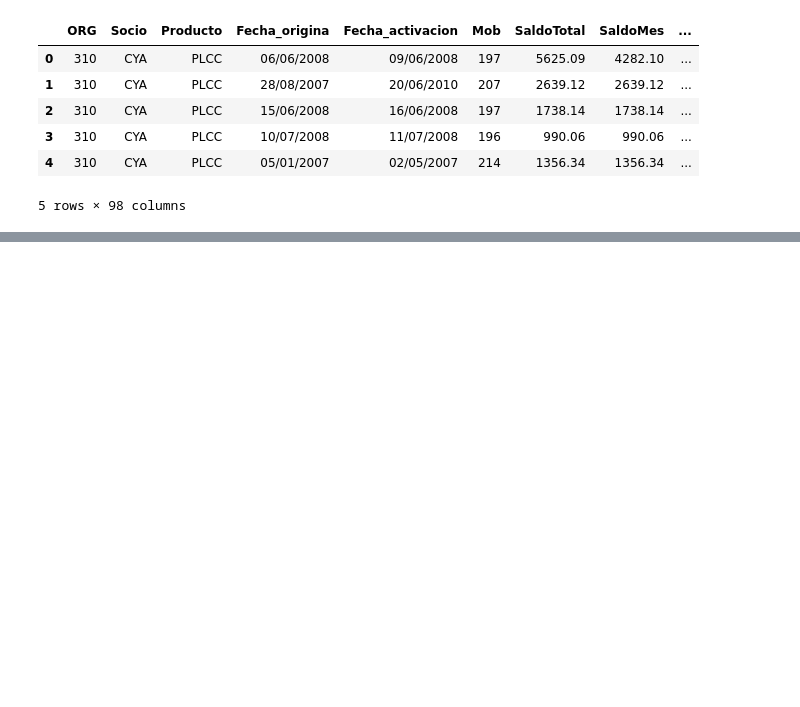
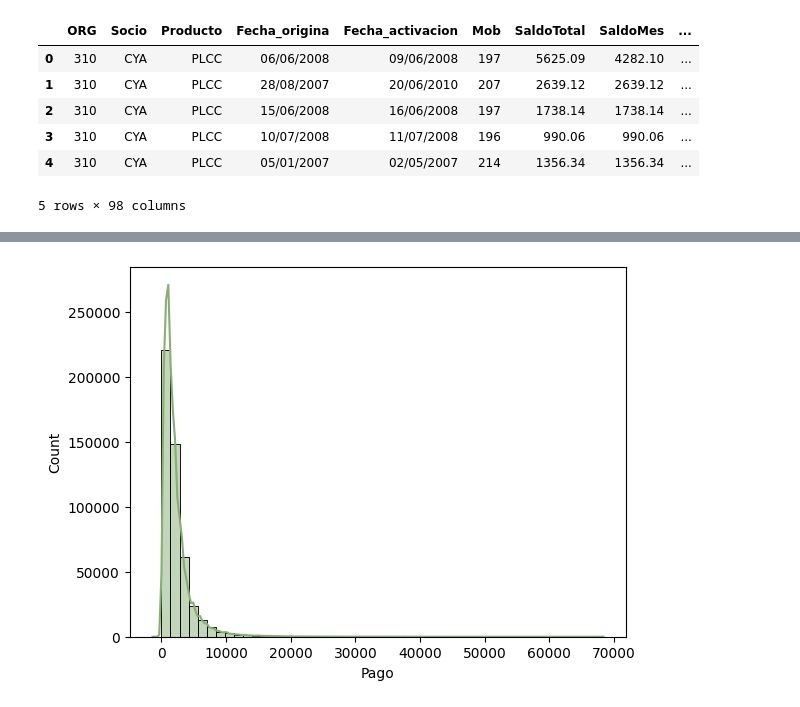
Before and after one commit to SaraRiveraM/Bradescard-Equipo-4, a Jupyter notebook: Notebooks/RETO.ipynb, the cells around one changed output, grey strips where cells are left out. Drawn from its saved outputs; the diff is of its cells as text; code cells hidden in the pictures; blank space fills up the shorter version.

```diff
--- a/Notebooks/RETO.ipynb
+++ b/Notebooks/RETO.ipynb
@@ -36,4 +56,9 @@ df.groupby(["ORG", "Producto"])[["SaldoTotal", "SaldoMes", "Pago_minimo", "Ciclo
 | 375 | PLCC | 0 | 0 | 0 | 0 | 0 | 0 | 0 | ... |
 | 377 | PLCC | 0 | 0 | 0 | 0 | 0 | 0 | 0 | ... |
 | 378 | PLCC | 0 | 0 | 0 | 0 | 0 | 0 | 0 | ... |
+# %%
+sns.histplot(df["Pago"], bins=50, kde=True, color= "#87AE73")
+plt.show()
+# %% [output]
+[figure, added]
 # %%
```
Also changed, not shown: parts of 8 cells of this notebook.
